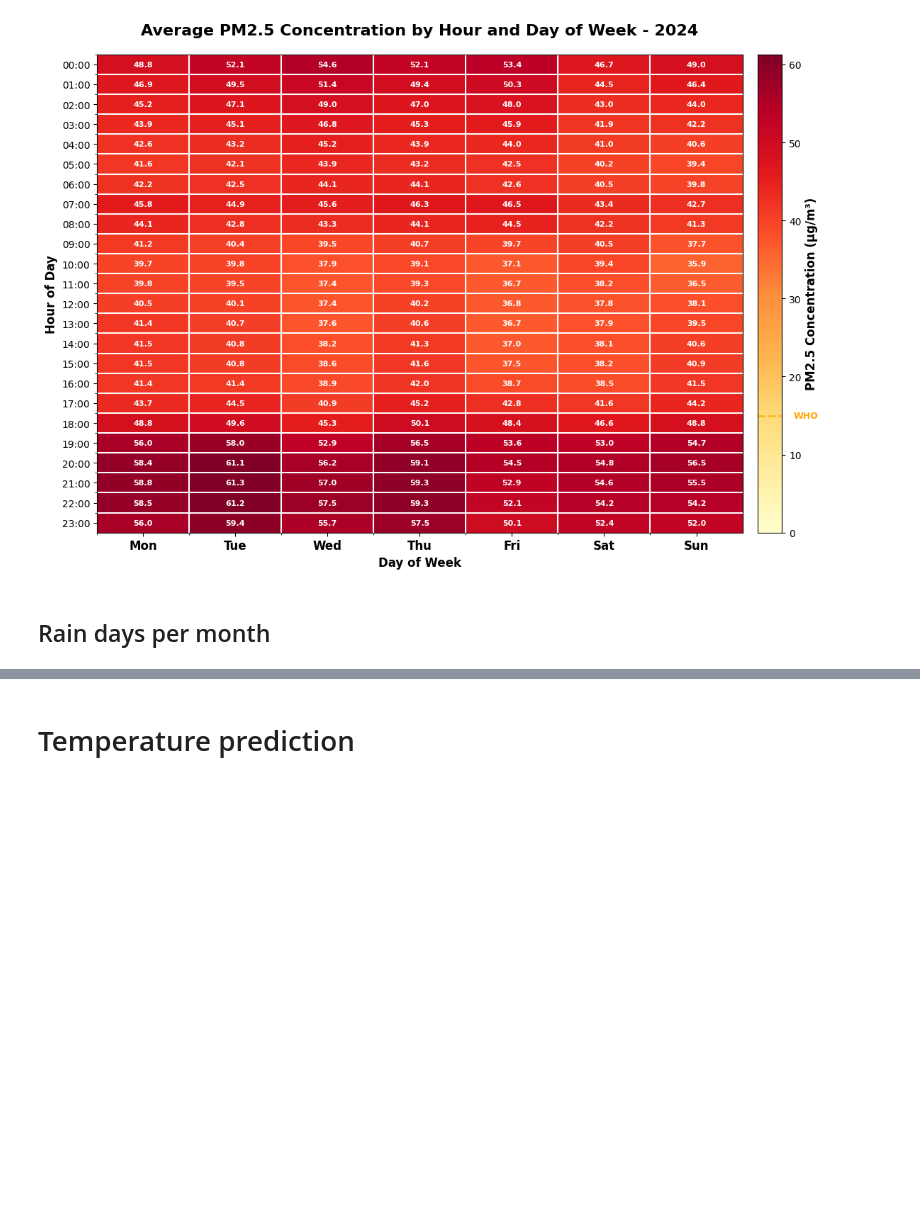
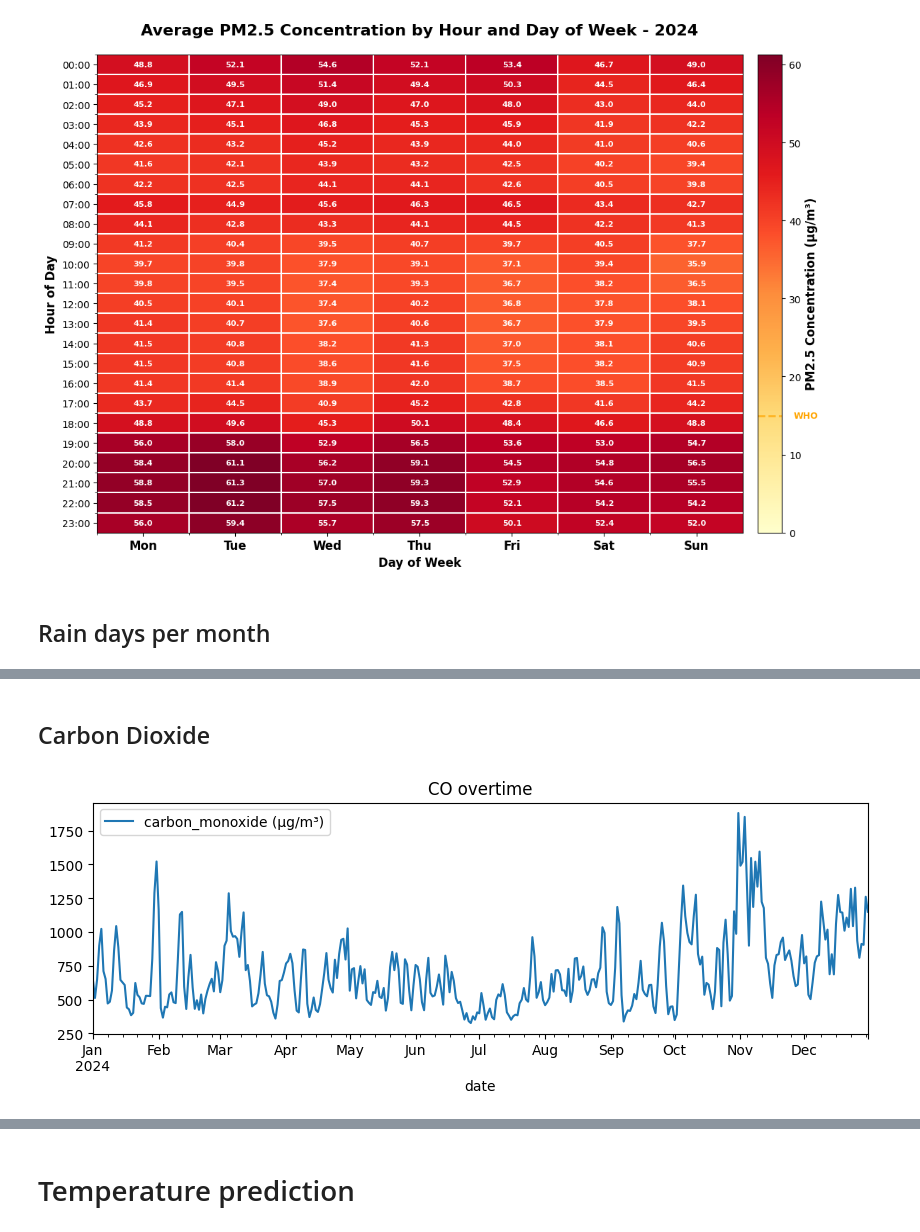
Before and after one commit to tannedjames/2526-LTXLDL-Project-AIT2006-4-3.2, a Jupyter notebook: final/src/main.ipynb, the cells around one changed output, grey strips where cells are left out. Cells and saved outputs as stored; diff of their text form; code cells hidden in the pictures; blank space fills up the shorter version.

```diff
--- a/final/src/main.ipynb
+++ b/final/src/main.ipynb
@@ -665,0 +667,7 @@ plt.show()
+# %% [markdown]
+## Carbon Dioxide
+# %%
+clean_df.plot(kind="line", y="carbon_monoxide (μg/m³)", title="CO overtime", figsize=(10,3))
+plt.savefig("../figures/CO_overtime.png", dpi=300, bbox_inches='tight')
+# %% [output]
+[figure, added]
```
Also changed, not shown: parts of 15 cells of this notebook, 9 other files.
